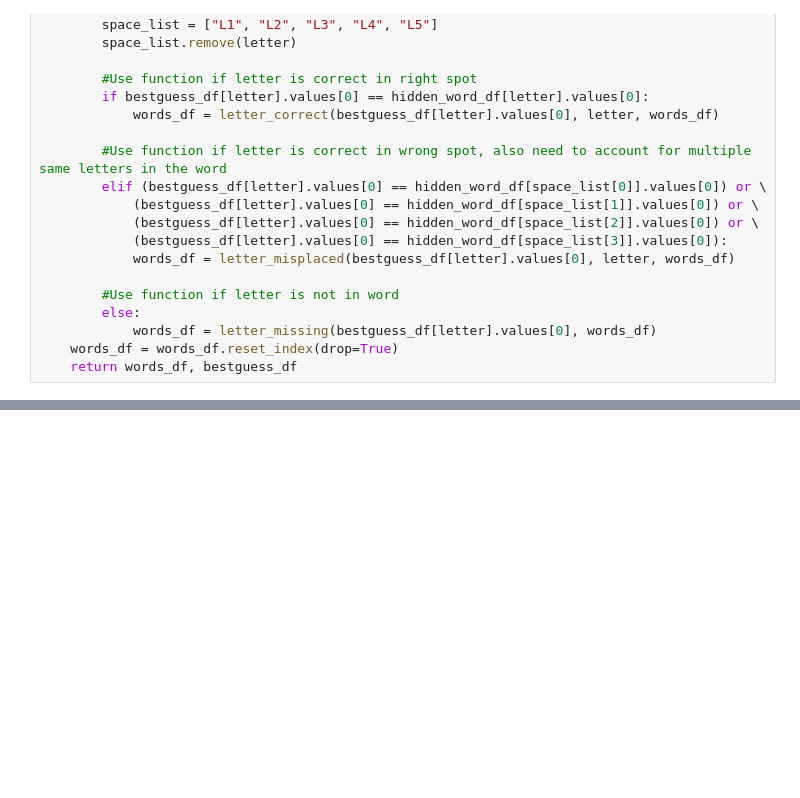
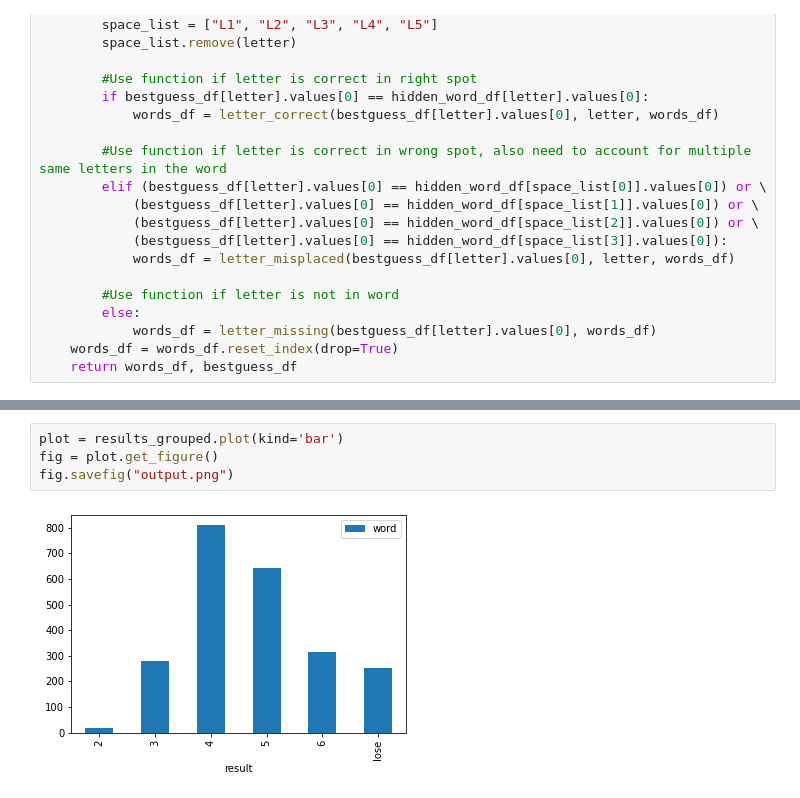
Before and after one commit to Natheirean/Wordle_Solver, a Jupyter notebook: wordle_app.ipynb, the cells around one changed output, grey strips where cells are left out. Drawn from its saved outputs; the diff is of its cells as text; blank space fills up the shorter version.

```diff
--- a/wordle_app.ipynb
+++ b/wordle_app.ipynb
@@ -137,0 +201,6 @@ KeyboardInterrupt:
+# %%
+plot = results_grouped.plot(kind='bar')
+fig = plot.get_figure()
+fig.savefig("output.png")
+# %% [output]
+[figure, added]
```
Also changed, not shown: parts of 4 cells of this notebook, 2 other files.
